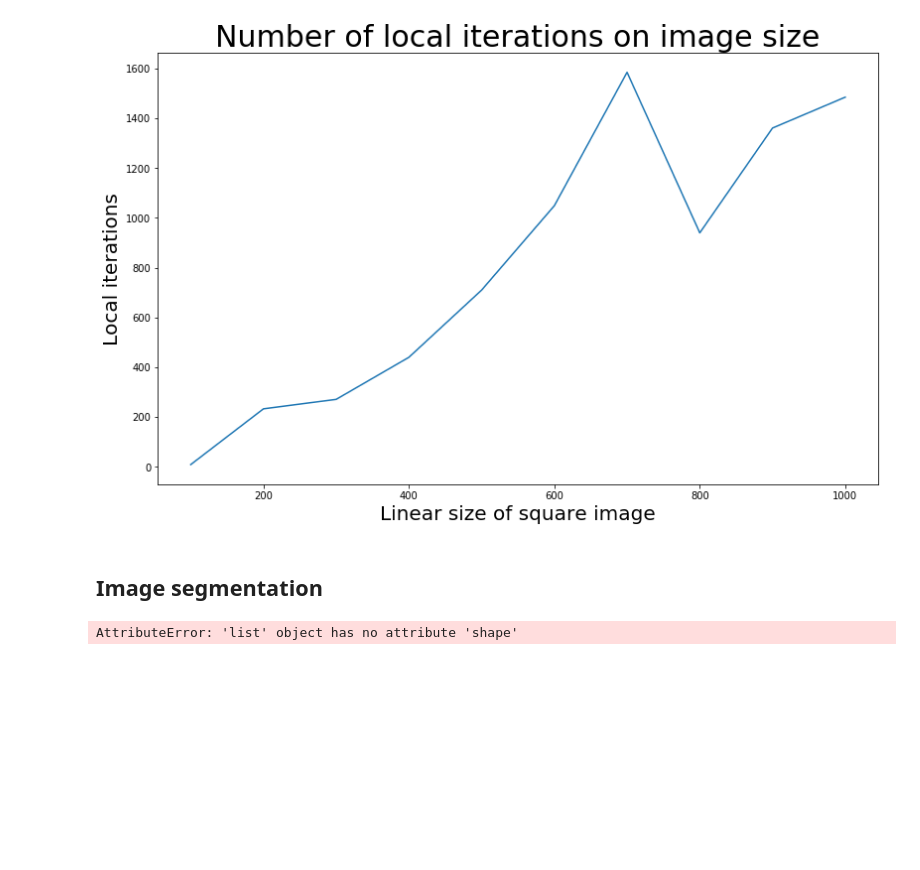
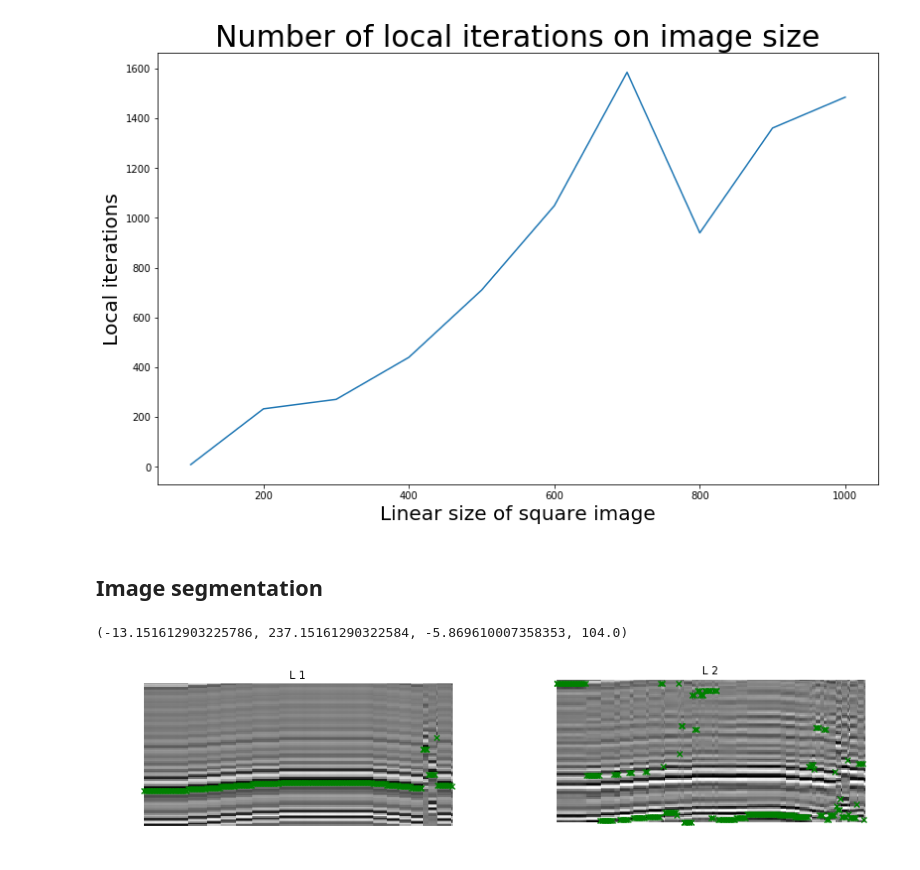
Before and after one commit to NikolayKozyrskiy/nla-project, a Jupyter notebook: Project.ipynb, the cells around one changed output. Drawn from its saved outputs; the diff is of its cells as text; code cells hidden in the pictures; blank space fills up the shorter version.

```diff
--- a/Project.ipynb
+++ b/Project.ipynb
@@ -249,24 +249,21 @@ plt.savefig('./results/Number of local iterations on image size.png', dpi=600)
 # %%
 image_raw = Image.open('seismic-grey.jpg')
 image_raw = image_raw.convert('L')
 image = np.array(image_raw).astype(np.uint8)
 
 shifts_1, _,_,_, app_1, _, _ = main_algo(image.astype('complex'), 1)
 shifts_2, _,_,_, app_2, _, _ = main_algo(image.astype('complex'), 2)
-print(np.array(shifts_1).shape[0])
-print(np.array(shifts_1).shape[1])
-print(app_1.shape[0])
-print(app_1.shape[1])
 
 fig, ax = plt.subplots(1, 2, figsize=(15, 9))
-ax[0].imshow(Image.fromarray(app_1.real), extent=[0, 225, 0, 104])
-ax[0].scatter(np.arange(app.shape[1]), -shifts[0]%104, c='green', marker='x')
+ax[0].imshow(Image.fromarray(app_1.real), extent=[0, app_1.shape[1], 0, app_1.shape[0]])
+ax[0].scatter(np.arange(app_1.shape[1]), -shifts[0]%app_1.shape[0], c='green', marker='x')
 ax[0].set_title("L 1")
-# ax[0].axis('off')
+ax[0].axis('off')
 
-ax[1].imshow(Image.fromarray(app_1.real), extent=[0, 225, 0, 104])
-ax[1].scatter(np.arange(app.shape[1]), -shifts[1]%104, c='green', marker='x')
+ax[1].imshow(Image.fromarray(app_2.real), extent=[0, app_2.shape[1], 0, app_2.shape[0]])
+ax[1].scatter(np.arange(app_1.shape[1]), -shifts[1]%app_2.shape[0], c='green', marker='x')
 ax[1].set_title("L 2")
 ax[1].axis('off')
 # %% [output]
-AttributeError: 'list' object has no attribute 'shape'
+(-13.151612903225786, 237.15161290322584, -5.869610007358353, 104.0)
+[figure, added]
```
